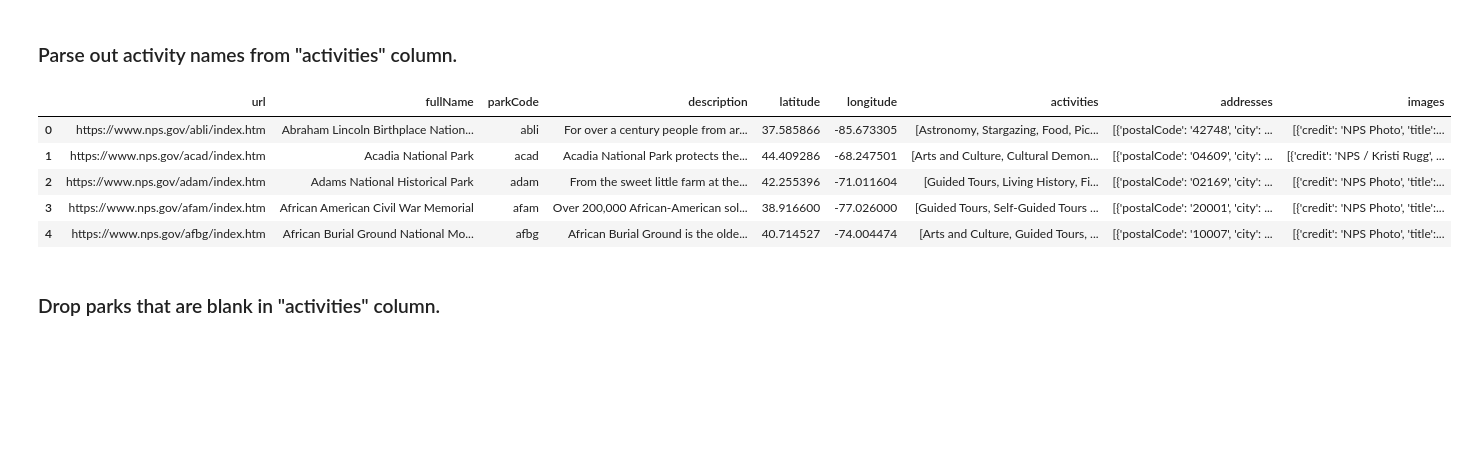
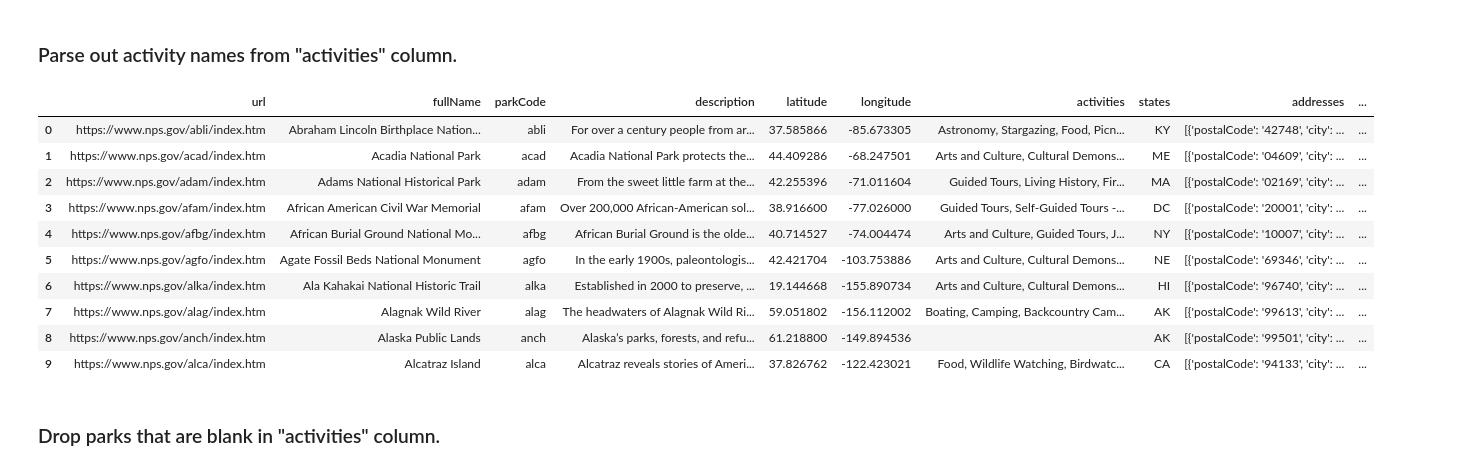
Before and after one commit to hmmclean/Data-Visualization-Project_Project-3, a Jupyter notebook: data_transformation.ipynb, the cells around one changed output. Cells and saved outputs as stored; diff of their text form; code cells hidden in the pictures; blank space fills up the shorter version.

```diff
--- a/data_transformation.ipynb
+++ b/data_transformation.ipynb
@@ -126,7 +126,7 @@ Index(['id', 'url', 'fullName', 'parkCode', 'description', 'latitude',
 ### For parks_list: Drop 'contacts.phoneNumbers','contacts.emailAddresses' relevance score, name, designation, weather info, operating hours, directionsurl, directions info, fees, entrancepasses, entrancefees, states, topics, latlong, id
 # %%
 parks_list_cleaned_df = parks_list_df.drop(['contacts.phoneNumbers', 'contacts.emailAddresses', 'relevanceScore', 'name', 'designation', 'weatherInfo', 'operatingHours',
-                                            'directionsUrl', 'directionsInfo', 'fees', 'entranceFees', 'entrancePasses', 'states', 'topics', 'latLong', 'id'], axis=1)
+                                            'directionsUrl', 'directionsInfo', 'fees', 'entranceFees', 'entrancePasses', 'topics', 'latLong', 'id'], axis=1)
 parks_list_cleaned_df.columns
 # %% [output]
 Index(['url', 'fullName', 'parkCode', 'description', 'latitude', 'longitude',
@@ -145,16 +145,21 @@ parks_list_cleaned_df.head()
 ### Parse out activity names from "activities" column.
 # %%
 # Extract the names of each activity and place them back in the same cell
-parks_list_cleaned_df['activities'] = parks_list_cleaned_df['activities'].apply(lambda x: [activity['name'] for activity in json.loads(x.replace("'", "\""))] if isinstance(x, str) else x)
+parks_list_cleaned_df['activities'] = parks_list_cleaned_df['activities'].apply(lambda x: ', '.join([activity['name'] for activity in json.loads(x.replace("'", "\""))]) if isinstance(x, str) else x)
 
-parks_list_cleaned_df.head()
+parks_list_cleaned_df.head(10)
 # %% [output]
-|  | url | fullName | parkCode | description | latitude | longitude | activities | addresses | images |
-| 0 | https://www.nps.gov/abli/index.htm | Abraham Lincoln Birthplace Nation... | abli | For over a century people from ar... | 37.585866 | -85.673305 | [Astronomy, Stargazing, Food, Pic... | [{'postalCode': '42748', 'city': ... | [{'credit': 'NPS Photo', 'title':... |
-| 1 | https://www.nps.gov/acad/index.htm | Acadia National Park | acad | Acadia National Park protects the... | 44.409286 | -68.247501 | [Arts and Culture, Cultural Demon... | [{'postalCode': '04609', 'city': ... | [{'credit': 'NPS / Kristi Rugg', ... |
-| 2 | https://www.nps.gov/adam/index.htm | Adams National Historical Park | adam | From the sweet little farm at the... | 42.255396 | -71.011604 | [Guided Tours, Living History, Fi... | [{'postalCode': '02169', 'city': ... | [{'credit': 'NPS Photo', 'title':... |
-| 3 | https://www.nps.gov/afam/index.htm | African American Civil War Memorial | afam | Over 200,000 African-American sol... | 38.916600 | -77.026000 | [Guided Tours, Self-Guided Tours ... | [{'postalCode': '20001', 'city': ... | [{'credit': 'NPS Photo', 'title':... |
-| 4 | https://www.nps.gov/afbg/index.htm | African Burial Ground National Mo... | afbg | African Burial Ground is the olde... | 40.714527 | -74.004474 | [Arts and Culture, Guided Tours, ... | [{'postalCode': '10007', 'city': ... | [{'credit': 'NPS Photo', 'title':... |
+|  | url | fullName | parkCode | description | latitude | longitude | activities | states | addresses | ... |
+| 0 | https://www.nps.gov/abli/index.htm | Abraham Lincoln Birthplace Nation... | abli | For over a century people from ar... | 37.585866 | -85.673305 | Astronomy, Stargazing, Food, Picn... | KY | [{'postalCode': '42748', 'city': ... | ... |
+| 1 | https://www.nps.gov/acad/index.htm | Acadia National Park | acad | Acadia National Park protects the... | 44.409286 | -68.247501 | Arts and Culture, Cultural Demons... | ME | [{'postalCode': '04609', 'city': ... | ... |
+| 2 | https://www.nps.gov/adam/index.htm | Adams National Historical Park | adam | From the sweet little farm at the... | 42.255396 | -71.011604 | Guided Tours, Living History, Fir... | MA | [{'postalCode': '02169', 'city': ... | ... |
+| 3 | https://www.nps.gov/afam/index.htm | African American Civil War Memorial | afam | Over 200,000 African-American sol... | 38.916600 | -77.026000 | Guided Tours, Self-Guided Tours -... | DC | [{'postalCode': '20001', 'city': ... | ... |
+| 4 | https://www.nps.gov/afbg/index.htm | African Burial Ground National Mo... | afbg | African Burial Ground is the olde... | 40.714527 | -74.004474 | Arts and Culture, Guided Tours, J... | NY | [{'postalCode': '10007', 'city': ... | ... |
+| 5 | https://www.nps.gov/agfo/index.htm | Agate Fossil Beds National Monument | agfo | In the early 1900s, paleontologis... | 42.421704 | -103.753886 | Arts and Culture, Cultural Demons... | NE | [{'postalCode': '69346', 'city': ... | ... |
+| 6 | https://www.nps.gov/alka/index.htm | Ala Kahakai National Historic Trail | alka | Established in 2000 to preserve, ... | 19.144668 | -155.890734 | Arts and Culture, Cultural Demons... | HI | [{'postalCode': '96740', 'city': ... | ... |
+| 7 | https://www.nps.gov/alag/index.htm | Alagnak Wild River | alag | The headwaters of Alagnak Wild Ri... | 59.051802 | -156.112002 | Boating, Camping, Backcountry Cam... | AK | [{'postalCode': '99613', 'city': ... | ... |
+| 8 | https://www.nps.gov/anch/index.htm | Alaska Public Lands | anch | Alaska’s parks, forests, and refu... | 61.218800 | -149.894536 |  | AK | [{'postalCode': '99501', 'city': ... | ... |
+| 9 | https://www.nps.gov/alca/index.htm | Alcatraz Island | alca | Alcatraz reveals stories of Ameri... | 37.826762 | -122.423021 | Food, Wildlife Watching, Birdwatc... | CA | [{'postalCode': '94133', 'city': ... | ... |
 # %% [markdown]
 ### Drop parks that are blank in "activities" column.
 # %%
```
Also changed, not shown: parts of 4 cells of this notebook, 4 other files.
